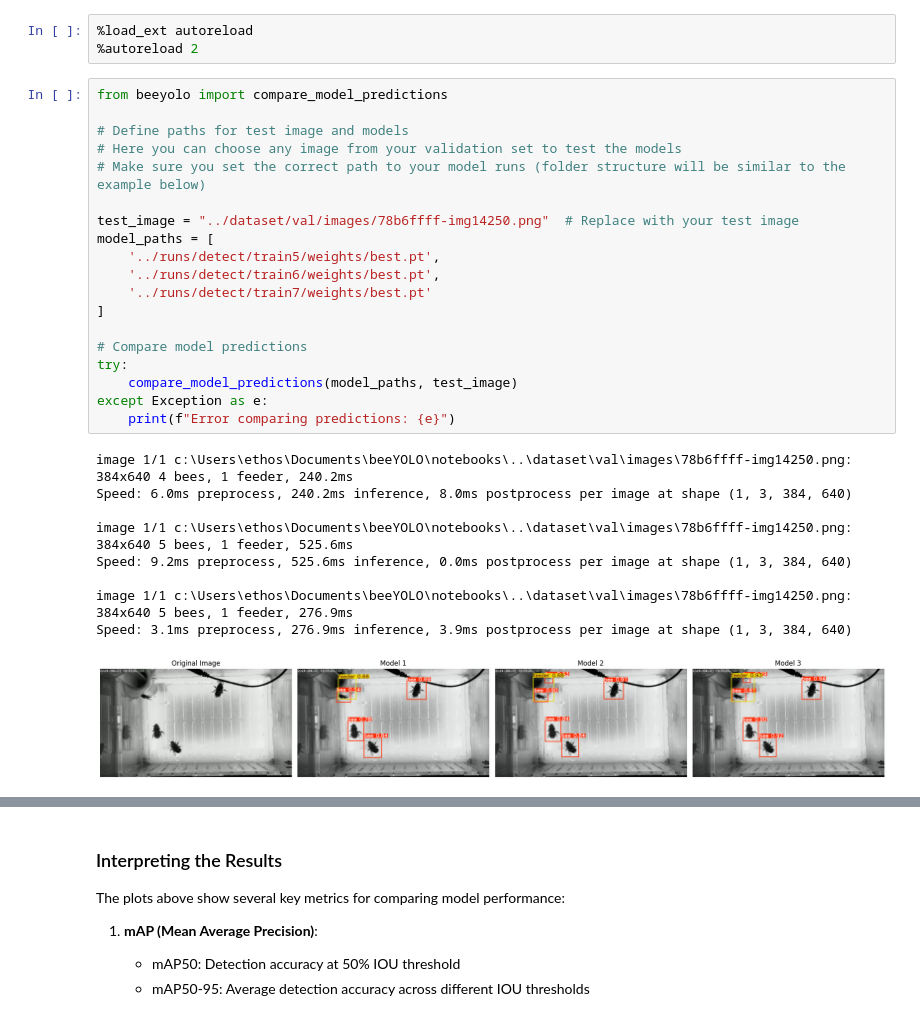
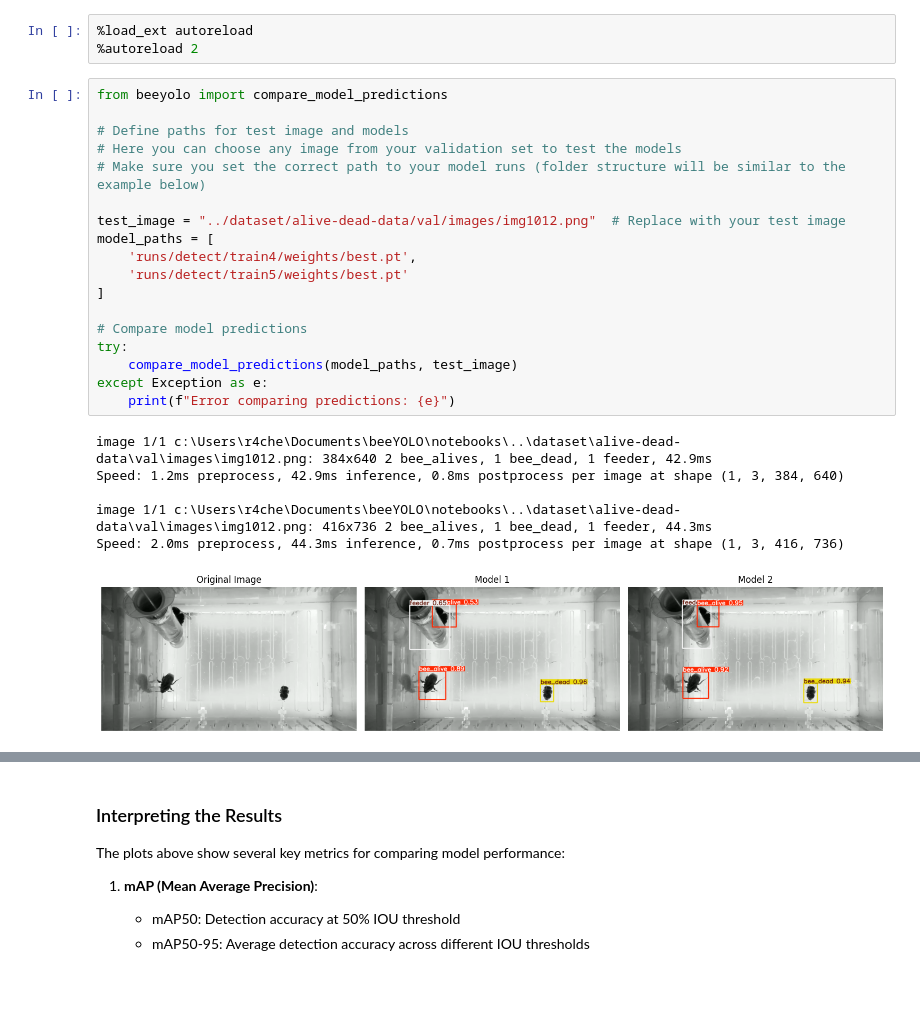
Before and after one commit to BEEhaviourLab/BEEhaviourLab-YOLO-training, a Jupyter notebook: notebooks/02_YOLO_model_training.ipynb, the cells around one changed output, grey strips where cells are left out. Cells and saved outputs as stored; diff of their text form; blank space fills up the shorter version.

Commit message:
dead/alive bees models added

```diff
--- a/notebooks/02_YOLO_model_training.ipynb
+++ b/notebooks/02_YOLO_model_training.ipynb
@@ -100,32 +133,28 @@ Let's compare the performance of different YOLO models we've trained. We'll crea
 # %%
 from beeyolo import compare_model_predictions
 
 # Define paths for test image and models
 # Here you can choose any image from your validation set to test the models
 # Make sure you set the correct path to your model runs (folder structure will be similar to the example below)
 
-test_image = "../dataset/val/images/78b6ffff-img14250.png"  # Replace with your test image
+test_image = "../dataset/alive-dead-data/val/images/img1012.png"  # Replace with your test image
 model_paths = [
-    '../runs/detect/train5/weights/best.pt',
-    '../runs/detect/train6/weights/best.pt',
-    '../runs/detect/train7/weights/best.pt'
+    'runs/detect/train4/weights/best.pt',
+    'runs/detect/train5/weights/best.pt'
 ]
 
 # Compare model predictions
 try:
     compare_model_predictions(model_paths, test_image)
 except Exception as e:
     print(f"Error comparing predictions: {e}")
 # %% [output]
-image 1/1 c:\Users\ethos\Documents\beeYOLO\notebooks\..\dataset\val\images\78b6ffff-img14250.png: 384x640 4 bees, 1 feeder, 240.2ms
-Speed: 6.0ms preprocess, 240.2ms inference, 8.0ms postprocess per image at shape (1, 3, 384, 640)
+image 1/1 c:\Users\r4che\Documents\beeYOLO\notebooks\..\dataset\alive-dead-data\val\images\img1012.png: 384x640 2 bee_alives, 1 bee_dead, 1 feeder, 42.9ms
+Speed: 1.2ms preprocess, 42.9ms inference, 0.8ms postprocess per image at shape (1, 3, 384, 640)
 
-image 1/1 c:\Users\ethos\Documents\beeYOLO\notebooks\..\dataset\val\images\78b6ffff-img14250.png: 384x640 5 bees, 1 feeder, 525.6ms
-Speed: 9.2ms preprocess, 525.6ms inference, 0.0ms postprocess per image at shape (1, 3, 384, 640)
-
-image 1/1 c:\Users\ethos\Documents\beeYOLO\notebooks\..\dataset\val\images\78b6ffff-img14250.png: 384x640 5 bees, 1 feeder, 276.9ms
-Speed: 3.1ms preprocess, 276.9ms inference, 3.9ms postprocess per image at shape (1, 3, 384, 640)
+image 1/1 c:\Users\r4che\Documents\beeYOLO\notebooks\..\dataset\alive-dead-data\val\images\img1012.png: 416x736 2 bee_alives, 1 bee_dead, 1 feeder, 44.3ms
+Speed: 2.0ms preprocess, 44.3ms inference, 0.7ms postprocess per image at shape (1, 3, 416, 736)
-[figure, old version]
+[figure, new version]
 # %%
 from beeyolo import compare_models
 
```
Also changed, not shown: parts of 8 cells of this notebook, 9 other files.
